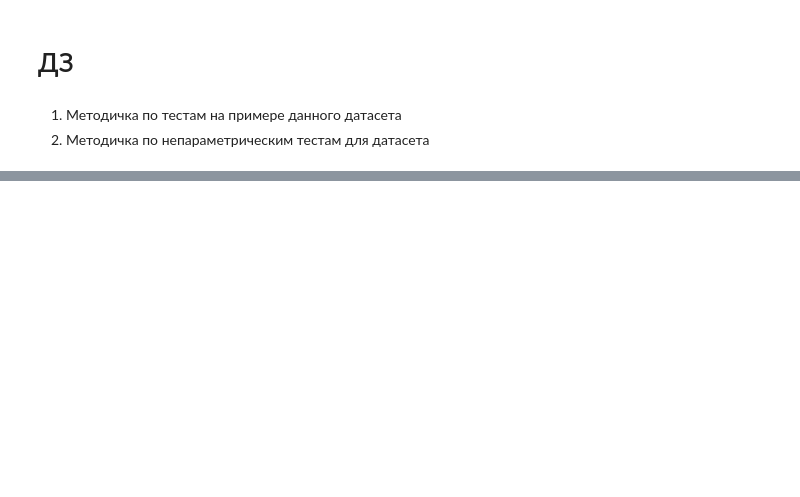
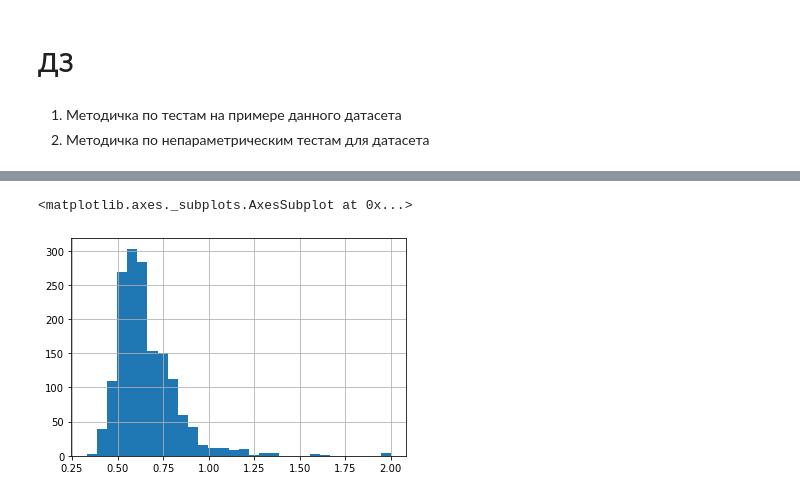
Before and after one commit to IvanZhar/data_lern, a Jupyter notebook: dataset_learning.ipynb, the cells around one changed output, grey strips where cells are left out. Drawn from its saved outputs; the diff is of its cells as text; code cells hidden in the pictures; blank space fills up the shorter version.

```diff
--- a/dataset_learning.ipynb
+++ b/dataset_learning.ipynb
@@ -126,0 +152,5 @@ ShapiroResult(statistic=0.9987866878509521, pvalue=0.7462266087532043)
+# %%
+wine_df['sulphates'].hist(bins=30)
+# %% [output]
+<matplotlib.axes._subplots.AxesSubplot at 0x...>
+[figure, added]
```
Also changed, not shown: parts of 24 cells of this notebook, 1 other file.
